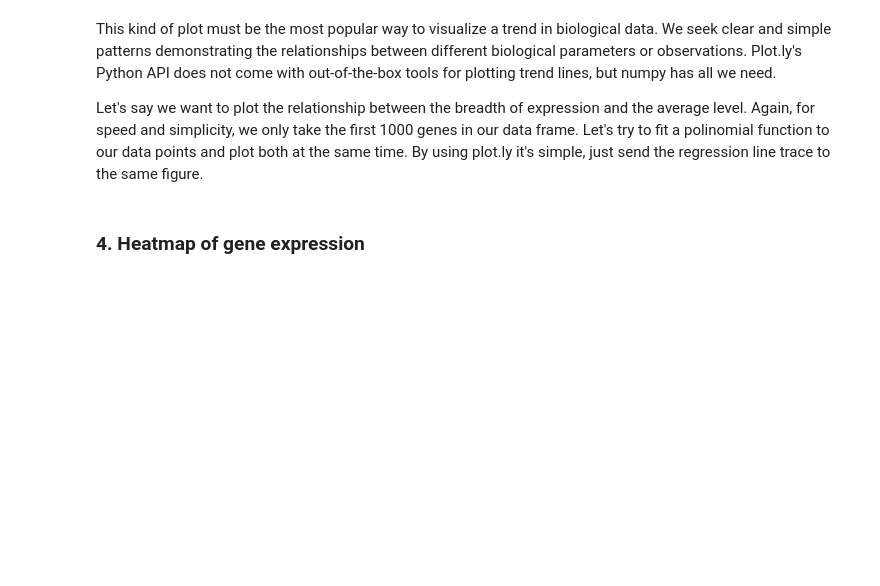
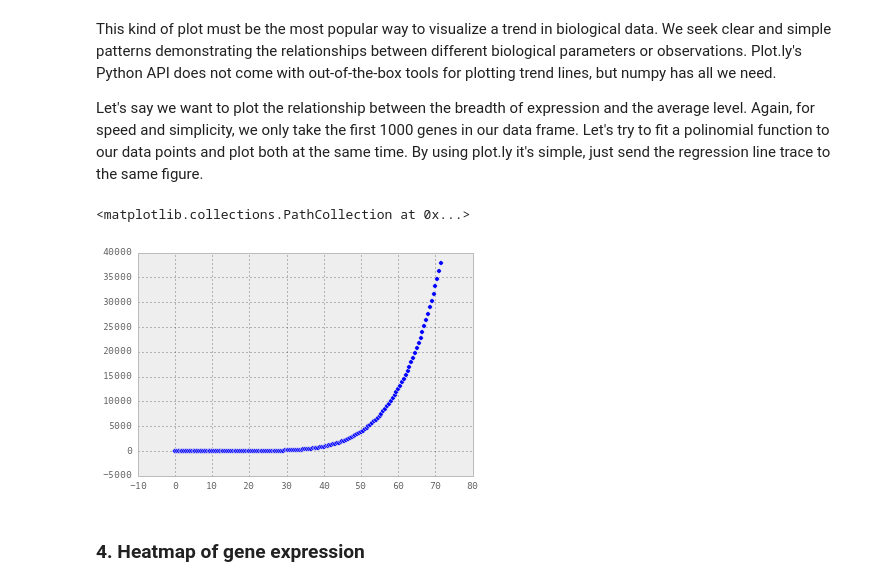
Before and after one commit to olovsv/2015-11-30-swc_data, a Jupyter notebook: bio-visualization-lab.ipynb, the cells around one changed output. Saved outputs shown, nothing was run; the diff lists cells and outputs as text; code cells hidden in the pictures; blank space fills up the shorter version.

```diff
--- a/bio-visualization-lab.ipynb
+++ b/bio-visualization-lab.ipynb
@@ -172,13 +172,28 @@ Let's say we want to plot the relationship between the breadth of expression and
 # %%
 # Plot a scatter plot of the relationship betwen breadth of expression and avg with a trend line
 
-#test change
+df_BRE = df_2['breadth']
+df_BRE = df_BRE.head(1000)
+df_AVG = df_2['avg']
+df_AVG = df_AVG.head(1000)
 
-# Tips for trend line
-#coefficients = np.polyfit(x, y, 6)
-#polynomial = np.poly1d(coefficients)
-#r_x = np.arange(0, 72, 0.5) # returns evenly spaced values within a given interval.
-#r_y = polynomial(r_x)
+x = np.array(df_BRE.values)
+y = np.array(df_AVG.values)
+
+# Tips utilized for trend line
+coefficients = np.polyfit(x, y, 6)
+polynomial = np.poly1d(coefficients)
+r_x = np.arange(0, 72, 0.5) # returns evenly spaced values within a given interval.
+r_y = polynomial(r_x)
+
+#normal scatter plot
+plt.scatter(x,y)
+
+#regression line
+plt.scatter(r_x,r_y)
+# %% [output]
+<matplotlib.collections.PathCollection at 0x...>
+[figure, added]
 # %% [markdown]
 ### 4. Heatmap of gene expression
 # %% [markdown]
```
Also changed, not shown: parts of 2 cells of this notebook.
